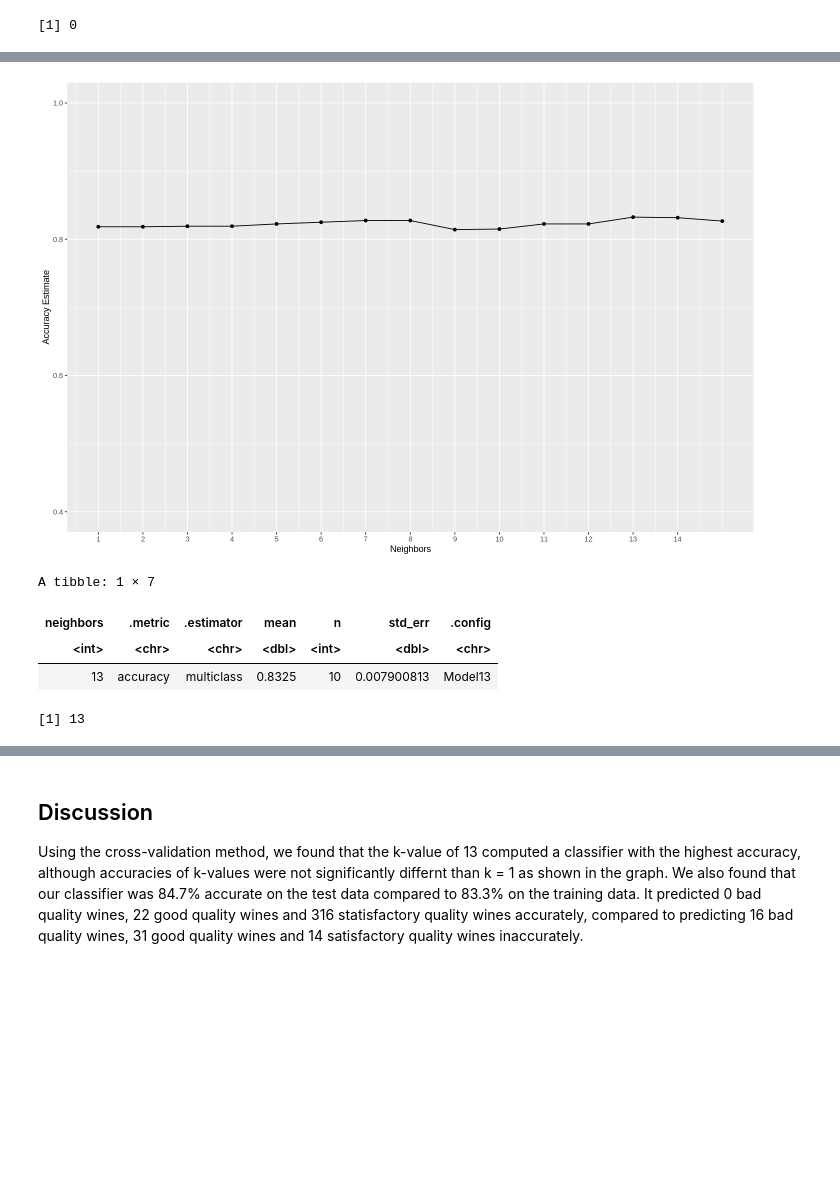
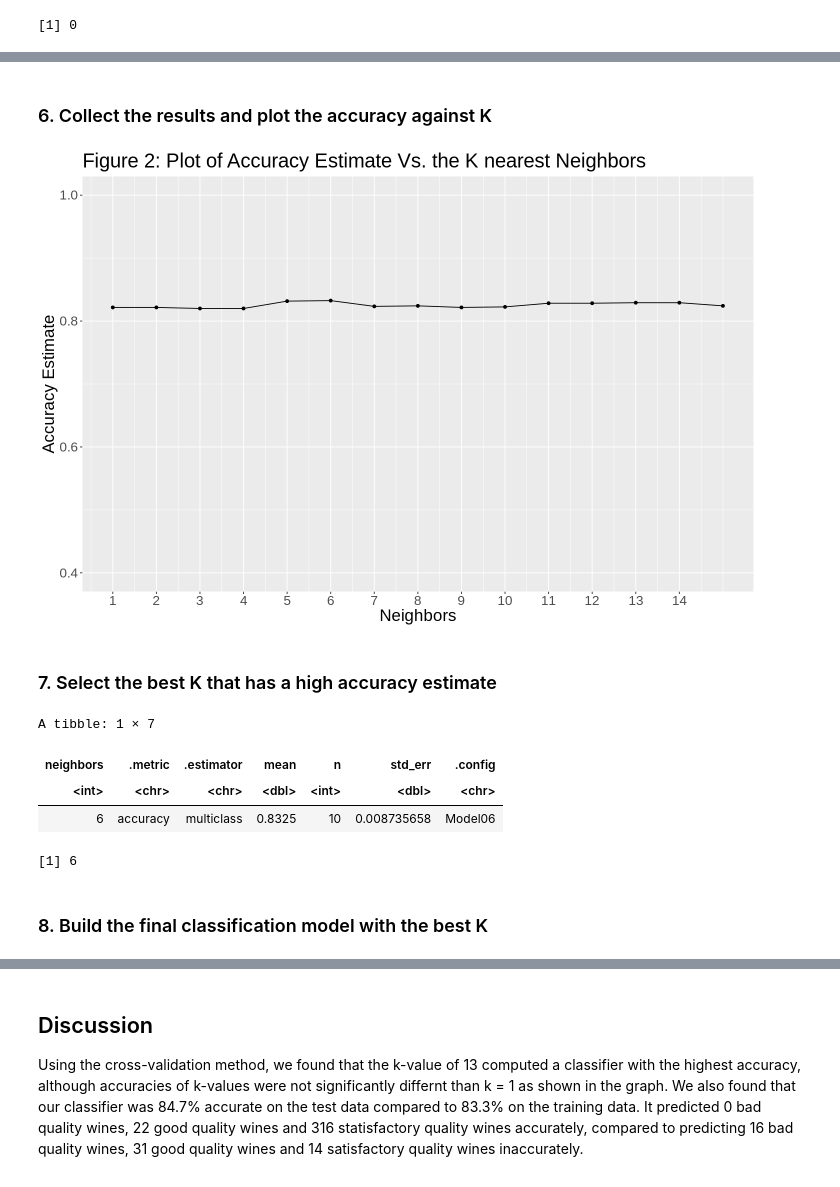
Before and after one commit to armaghannaveed/RED_WINE_CLASSIFICATION, a Jupyter notebook: Red_Wine_Report.ipynb, the cells around one changed output, grey strips where cells are left out. Cells and saved outputs as stored; diff of their text form; code cells hidden in the pictures; blank space fills up the shorter version.

```diff
--- a/Red_Wine_Report.ipynb
+++ b/Red_Wine_Report.ipynb
@@ -36,13 +45,9 @@ A data.frame: 1599 × 12
 # %%
-#make quality (originally ranked from 1-10) a categorical variable
 red_wine <- red_wine %>%
-    mutate(quality = case_when(quality == "10" ~ "Excellent",
-                              quality == "9" ~ "Excellent",
-                              quality == "8" ~ "Good",
-                              quality == "7" ~ "Good",
+    mutate(quality = case_when(quality == "8" ~ "Excellent",
+                              quality == "7" ~ "Excellent",
                               quality == "6" ~ "Satisfactory",
                               quality == "5" ~ "Satisfactory",
-                              quality == "4" ~ "Bad",
-                              quality == "3" ~ "Bad",
-                              quality == "2" ~ "Poor",
-                              quality == "1" ~ "Poor"))
+                              quality == "4" ~ "Poor",
+                              quality == "3" ~ "Poor"))
+red_wine
@@ -164,39 +216,37 @@ red_wine_testing <- testing(red_wine_split)
+# %% [markdown]
+### 6. Collect the results and plot the accuracy against K
 # %%
-# tune to get the highest k
 set.seed(1234)
-recipe <- recipe(quality ~ . , data = red_wine_training)%>%
-  step_center(all_predictors()) %>%
-  step_scale(all_predictors())
-vfold <- vfold_cv(red_wine_training, v = 10, strata = quality)
-knn_tune <- nearest_neighbor(weight_func = "rectangular", neighbors = tune()) %>%
-      set_engine("kknn") %>%
-      set_mode("classification")
-knn_results <- workflow() %>%
-      add_recipe(recipe) %>%
-      add_model(knn_tune) %>%
-      tune_grid(resamples = vfold, grid = 20) %>%
-      collect_metrics()
+
 accuracies <- knn_results %>%
-      filter(.metric == "accuracy")
+    filter(.metric == "accuracy")
+
 cross_val_plot <- ggplot(accuracies, aes(x = neighbors, y = mean))+
-      geom_point() +
-      geom_line() +
-      labs(x = "Neighbors", y = "Accuracy Estimate") +
-      scale_x_continuous(breaks = seq(0, 14, by = 1)) +  # adjusting the x-axis
-      scale_y_continuous(limits = c(0.4, 1.0)) # adjusting the y-axis
+    geom_point() +
+    geom_line() +
+    labs(x = "Neighbors", y = "Accuracy Estimate", title = "Figure 2: Plot of Accuracy Estimate Vs. the K nearest Neighbors") +
+    scale_x_continuous(breaks = seq(0, 14, by = 1)) +
+    scale_y_continuous(limits = c(0.4, 1.0)) +
+    theme(text = element_text(size = 20))
 cross_val_plot
 # %% [output]
-[figure, old version]
+[figure, new version]
+# %% [markdown]
+### 7. Select the best K that has a high accuracy estimate
 # %%
 set.seed(1234)
+
 best_accuracy <-  accuracies %>% filter(mean == max(mean)) %>% slice(1)
 best_accuracy
+
 best_k <- best_accuracy %>% pull(neighbors)
 best_k
 # %% [output]
 A tibble: 1 × 7
 | neighbors | .metric | .estimator | mean | n | std_err | .config |
 | <int> | <chr> | <chr> | <dbl> | <int> | <dbl> | <chr> |
-| 13 | accuracy | multiclass | 0.8325 | 10 | 0.007900813 | Model13 |
+| 6 | accuracy | multiclass | 0.8325 | 10 | 0.008735658 | Model06 |
-[1] 13
+[1] 6
+# %% [markdown]
+### 8. Build the final classification model with the best K
 # %%
```
Also changed, not shown: parts of 32 cells of this notebook.
